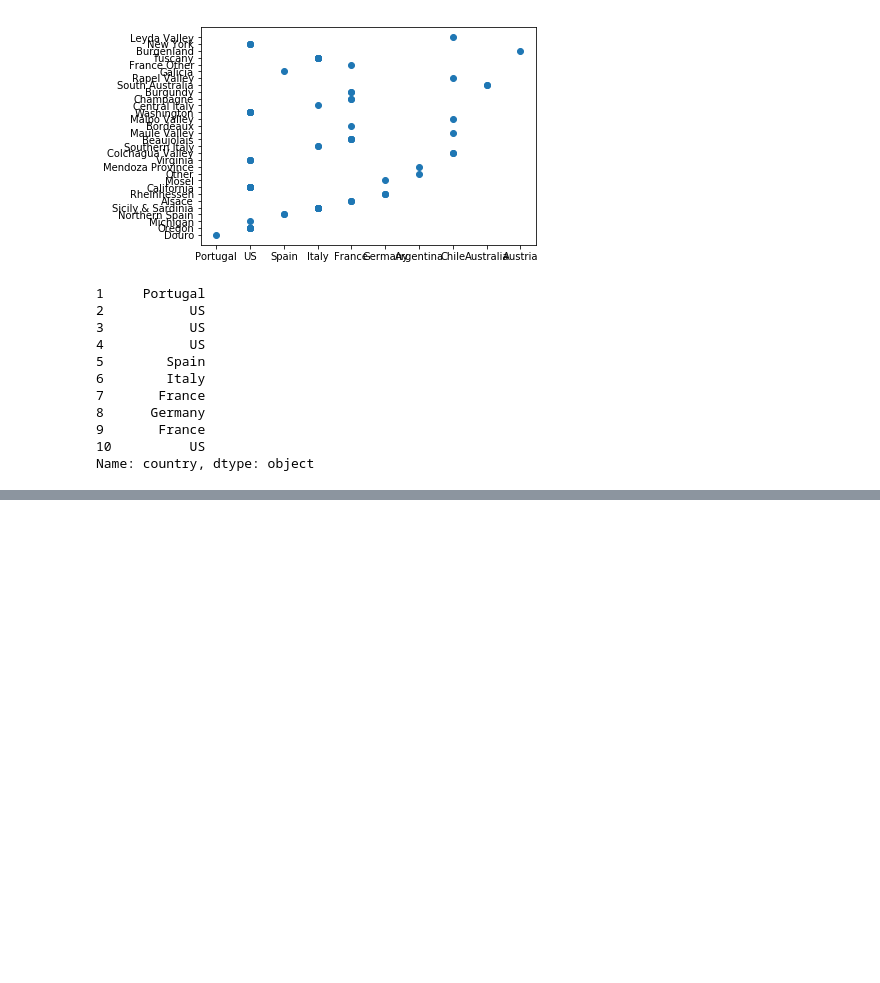
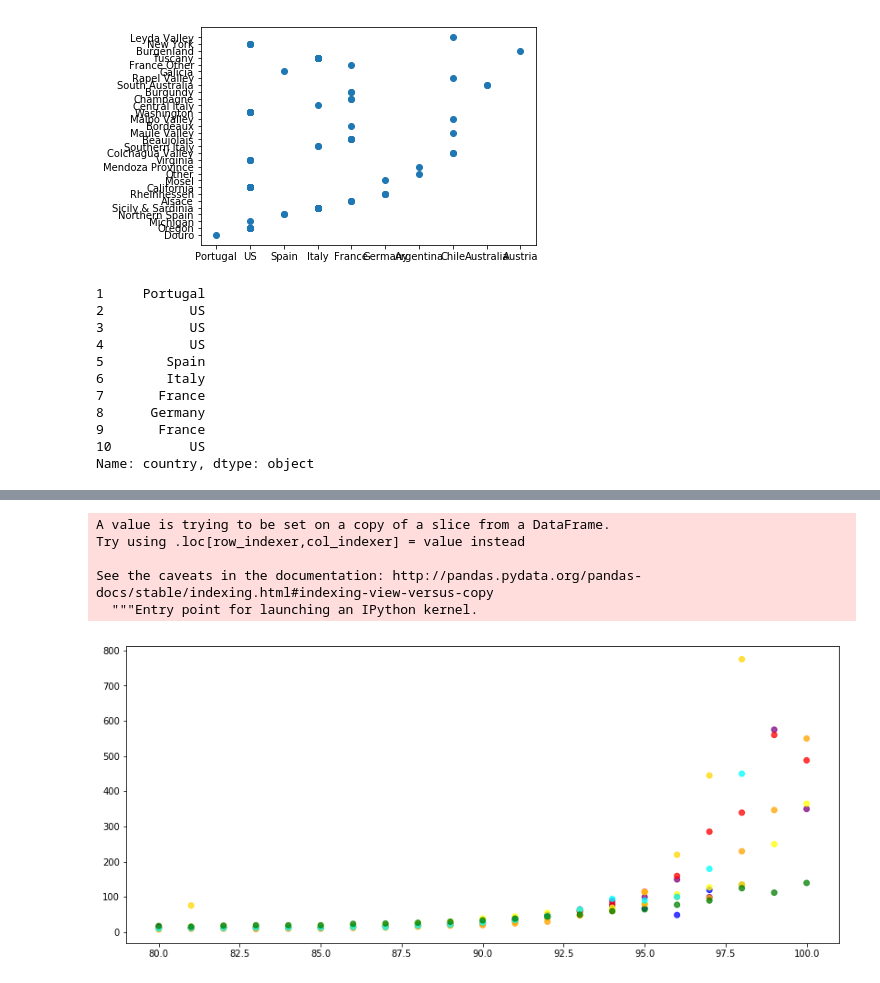
Before and after one commit to renatonico/Pygeons, a Jupyter notebook: notebooks/angel.ipynb, the cells around one changed output, grey strips where cells are left out. Saved outputs shown, nothing was run; the diff lists cells and outputs as text; code cells hidden in the pictures; blank space fills up the shorter version.

Commit message:
Price v Points per Country

```diff
--- a/notebooks/angel.ipynb
+++ b/notebooks/angel.ipynb
@@ -519,0 +533,2 @@ wine_type.head(100)
+# %%
+a = a.reset_index()
@@ -519,0 +562,20 @@ wine_type.head(100)
+# %%
+b = a[(a['country']=='Argentina')|(a['country']=='France')|(a['country']=='US')|(a['country']=='Portugal')|(a['country']=='Australia')|(a['country']=='Italy')|(a['country']=='Spain')|(a['country']=='Germany')]
+# %%
+b['countrycolor'] = 0
+# %% [output]
+A value is trying to be set on a copy of a slice from a DataFrame.
+Try using .loc[row_indexer,col_indexer] = value instead
+
+See the caveats in the documentation: http://pandas.pydata.org/pandas-docs/stable/indexing.html#indexing-view-versus-copy
+  """Entry point for launching an IPython kernel.
+# %%
+b.loc[b['country']=='Argentina',['countrycolor']] = 'blue'
+b.loc[b['country']=='France',['countrycolor']] = 'red'
+b.loc[b['country']=='US',['countrycolor']] = 'green'
+b.loc[b['country']=='Portugal',['countrycolor']] = 'orange'
+#b.loc[b['country']=='Argentina',['countrycolor']] = 'blue'
+b.loc[b['country']=='Australia',['countrycolor']] = 'purple'
+b.loc[b['country']=='Italy',['countrycolor']] = 'magenta'
+b.loc[b['country']=='Spain',['countrycolor']] = 'cyan'
+b.loc[b['country']=='Germany',['countrycolor']] = 'gold'
@@ -519,0 +584,6 @@ wine_type.head(100)
+# %%
+plt.figure(figsize=(14,6))
+plt.scatter(b['points'],b['price'],c=b['countrycolor'],alpha=0.75)
+plt.show()
+# %% [output]
+[figure, added]
```
Also changed, not shown: parts of 7 cells of this notebook.
